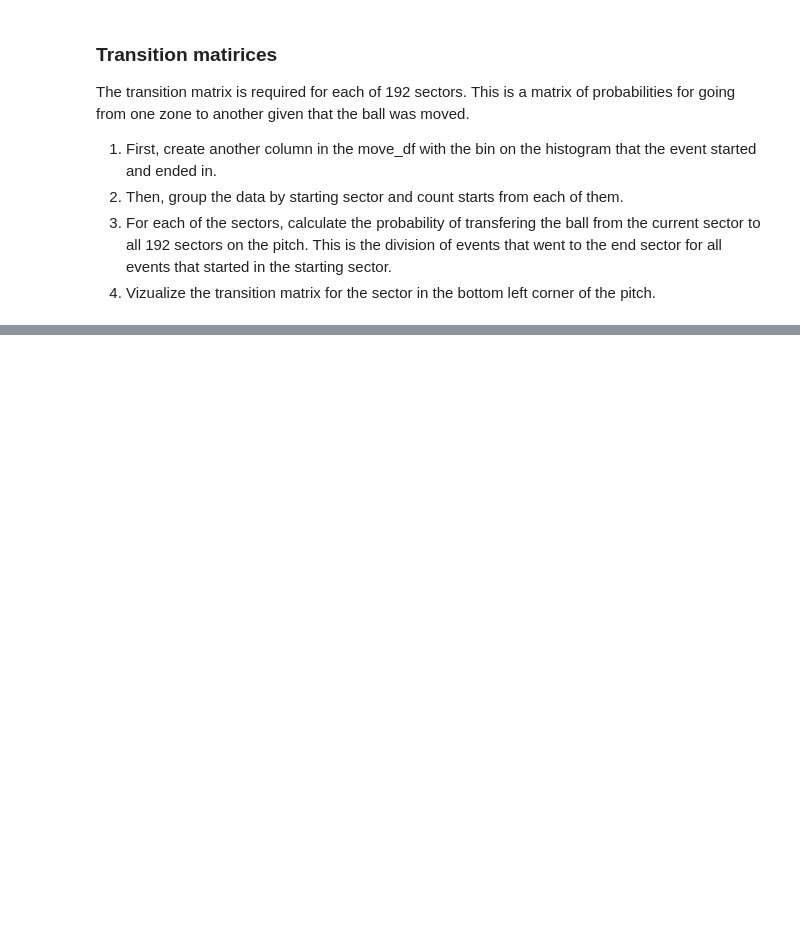
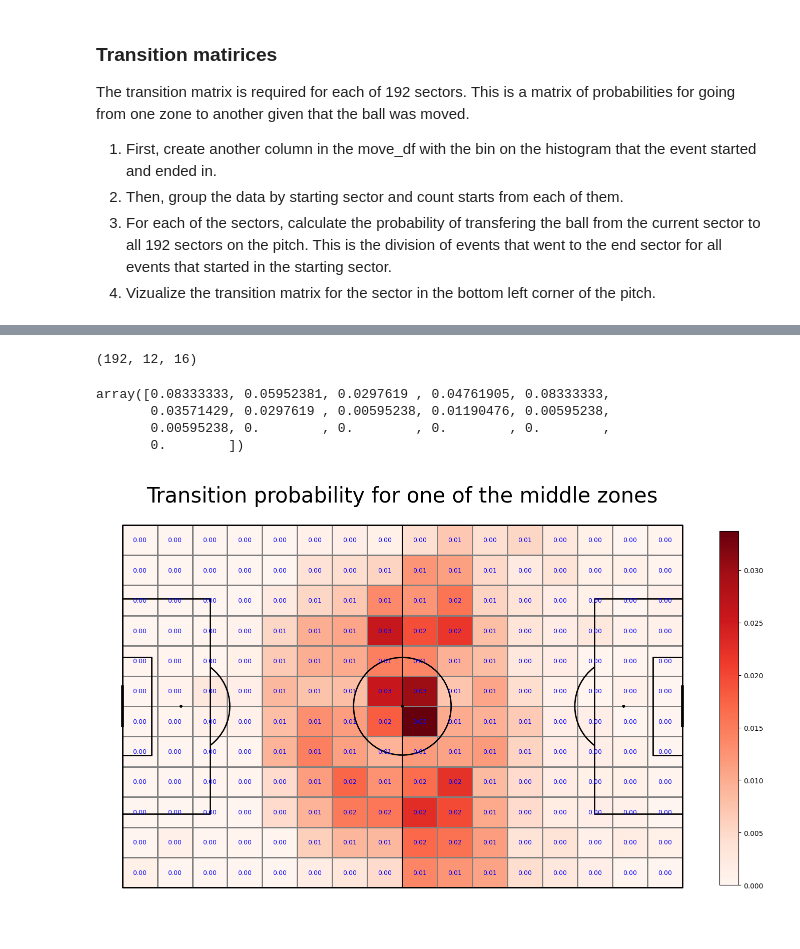
Before and after one commit to khoffLSU/footy_analytics, a Jupyter notebook: Valuing Actions Chapter.ipynb, the cells around one changed output, grey strips where cells are left out. Saved outputs shown, nothing was run; the diff lists cells and outputs as text; code cells hidden in the pictures; blank space fills up the shorter version.

```diff
--- a/Valuing Actions Chapter.ipynb
+++ b/Valuing Actions Chapter.ipynb
@@ -348,0 +388,8 @@ The transition matrix is required for each of 192 sectors. This is a matrix of p
+# %%
+# df with summed events from each index
+df_count_starts = (move_df
+                   .groupby(["start_sector"])
+                   .eventId
+                   .count()
+                   .reset_index()
+                   .rename(columns = {'eventId':'count_starts'}))
@@ -348,0 +403,20 @@ The transition matrix is required for each of 192 sectors. This is a matrix of p
+# %%
+transition_matrices = []
+for i, row in df_count_starts.iterrows():
+    start_sector = row['start_sector']
+    count_starts = row['count_starts']
+    #get all events that started in this sector
+    df_cound_ends = (move_df
+                     .loc[lambda df_:df_.start_sector == start_sector]
+                     .groupby(["end_sector"])
+                     .eventId
+                     .count()
+                     .reset_index()
+                     .rename(columns = {'eventId':'count_ends'}))
+    T_matrix = np.zeros((12, 16))
+    for j, row2 in df_cound_ends.iterrows():
+        end_sector = row2["end_sector"]
+        value = row2["count_ends"]
+        T_matrix[end_sector[1] - 1][end_sector[0] - 1] = value # position adjusted for zero index start
+    T_matrix = T_matrix / count_starts # broadcasted division across the 16 elements
+    transition_matrices.append(T_matrix)
@@ -348,0 +426,28 @@ The transition matrix is required for each of 192 sectors. This is a matrix of p
+# %%
+np.array(transition_matrices).shape
+# %% [output]
+(192, 12, 16)
+# %%
+transition_matrices[0][0]
+# %% [output]
+array([0.08333333, 0.05952381, 0.0297619 , 0.04761905, 0.08333333,
+       0.03571429, 0.0297619 , 0.00595238, 0.01190476, 0.00595238,
+       0.00595238, 0.        , 0.        , 0.        , 0.        ,
+       0.        ])
+# %%
+#let's plot it for the zone [1,1] - left down corner
+fig, ax = pitch.grid(grid_height=0.9, title_height=0.06, axis=False,
+                     endnote_height=0.04, title_space=0, endnote_space=0)
+
+#Change the index here to change the zone.
+goal["statistic"] = transition_matrices[90]
+pcm  = pitch.heatmap(goal, cmap='Reds', edgecolor='grey', ax=ax['pitch'])
+labels = pitch.label_heatmap(goal, color='blue', fontsize=9,
+                             ax=ax['pitch'], ha='center', va='center', str_format="{0:,.2f}", zorder = 3)
+#legend to our plot
+ax_cbar = fig.add_axes((1, 0.093, 0.03, 0.786))
+cbar = plt.colorbar(pcm, cax=ax_cbar)
+fig.suptitle('Transition probability for one of the middle zones', fontsize = 30)
+plt.show()
+# %% [output]
+[figure, added]
```
Also changed, not shown: parts of 22 cells of this notebook.
